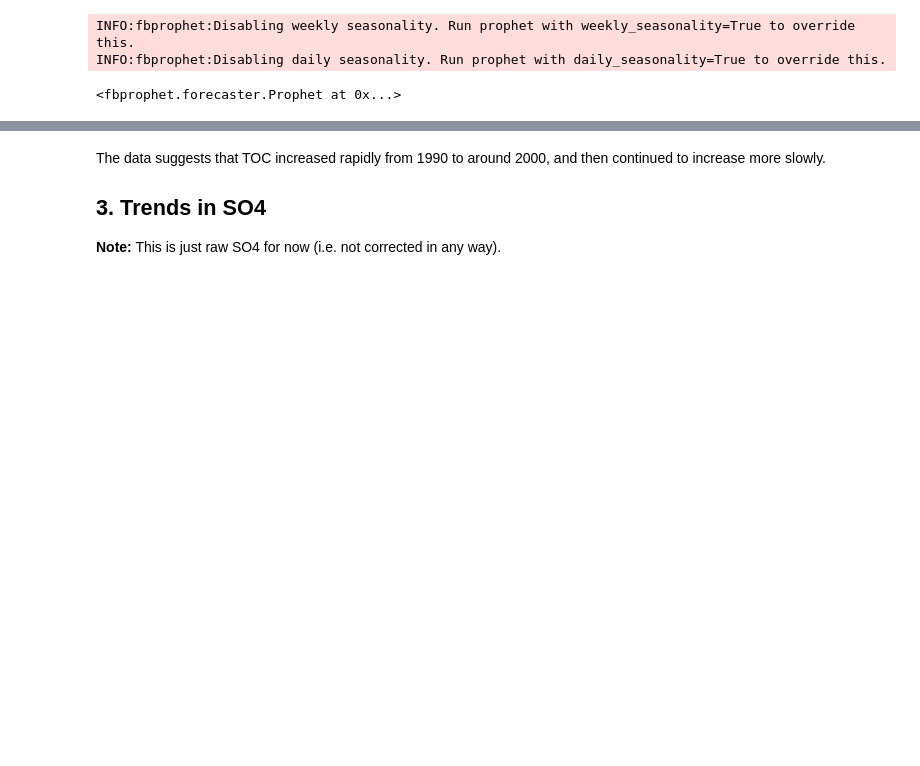
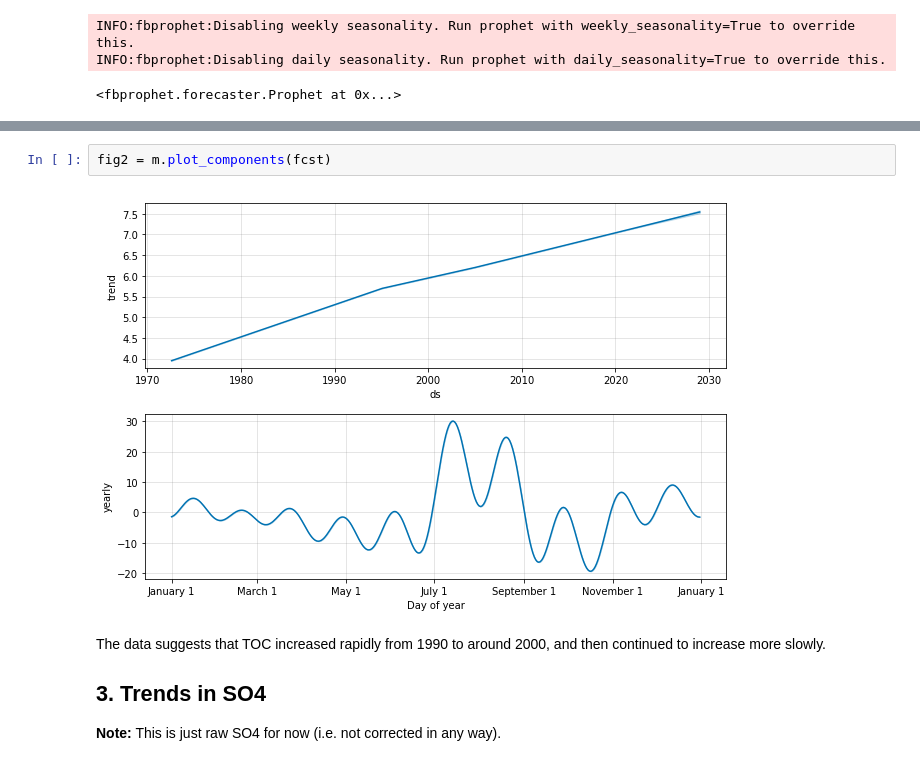
Before and after one commit to JamesSample/icpw, a Jupyter notebook: prophet_test.ipynb, the cells around one changed output, grey strips where cells are left out. Saved outputs shown, nothing was run; the diff lists cells and outputs as text; blank space fills up the shorter version.

```diff
--- a/prophet_test.ipynb
+++ b/prophet_test.ipynb
@@ -97,3 +157,7 @@ plt.savefig(stn + '_TOC.png', dpi=300)
+# %%
+fig2 = m.plot_components(fcst)
+# %% [output]
+[figure, added]
 # %% [markdown]
 The data suggests that TOC increased rapidly from 1990 to around 2000, and then continued to increase more slowly.
 
```
Also changed, not shown: parts of 20 cells of this notebook, 4 other files.
